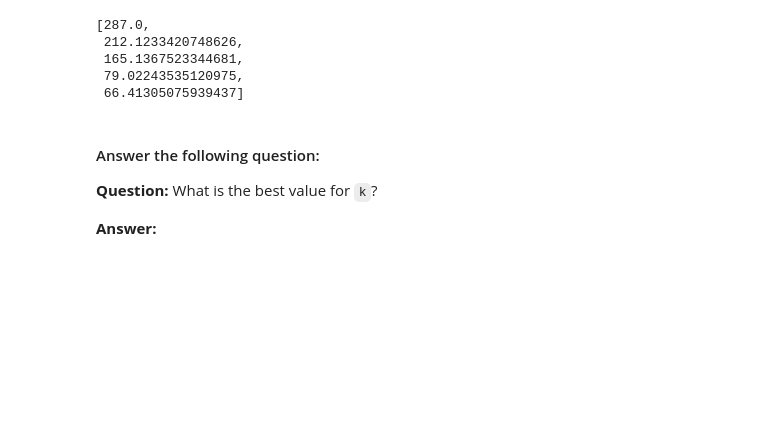
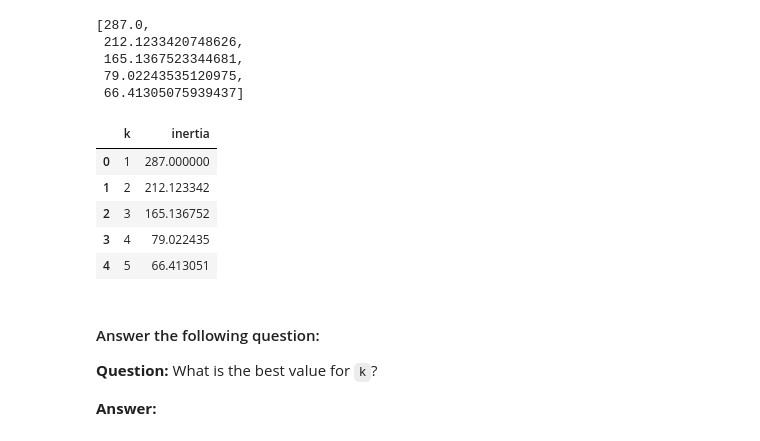
Before and after one commit to atnafb/CryptoClustering, a Jupyter notebook: Crypto_Clustering.ipynb.ipynb, the cells around one changed output. Saved outputs shown, nothing was run; the diff lists cells and outputs as text; code cells hidden in the pictures; blank space fills up the shorter version.

```diff
--- a/Crypto_Clustering.ipynb.ipynb
+++ b/Crypto_Clustering.ipynb.ipynb
@@ -102,9 +102,21 @@ inertiaValues[:5]
  66.41305075939437]
 # %%
 # Create a dictionary with the data to plot the Elbow curve
-
+elbowData = {
+    "k": kValues,
+    "inertia": inertiaValues
+}
 
 # Create a DataFrame with the data to plot the Elbow curve
+elbowDF = pd.DataFrame(elbowData)
+elbowDF.head()
+# %% [output]
+|  | k | inertia |
+| 0 | 1 | 287.000000 |
+| 1 | 2 | 212.123342 |
+| 2 | 3 | 165.136752 |
+| 3 | 4 | 79.022435 |
+| 4 | 5 | 66.413051 |
 # %%
 # Plot a line chart with all the inertia values computed with
 # the different values of k to visually identify the optimal value for k.
```
